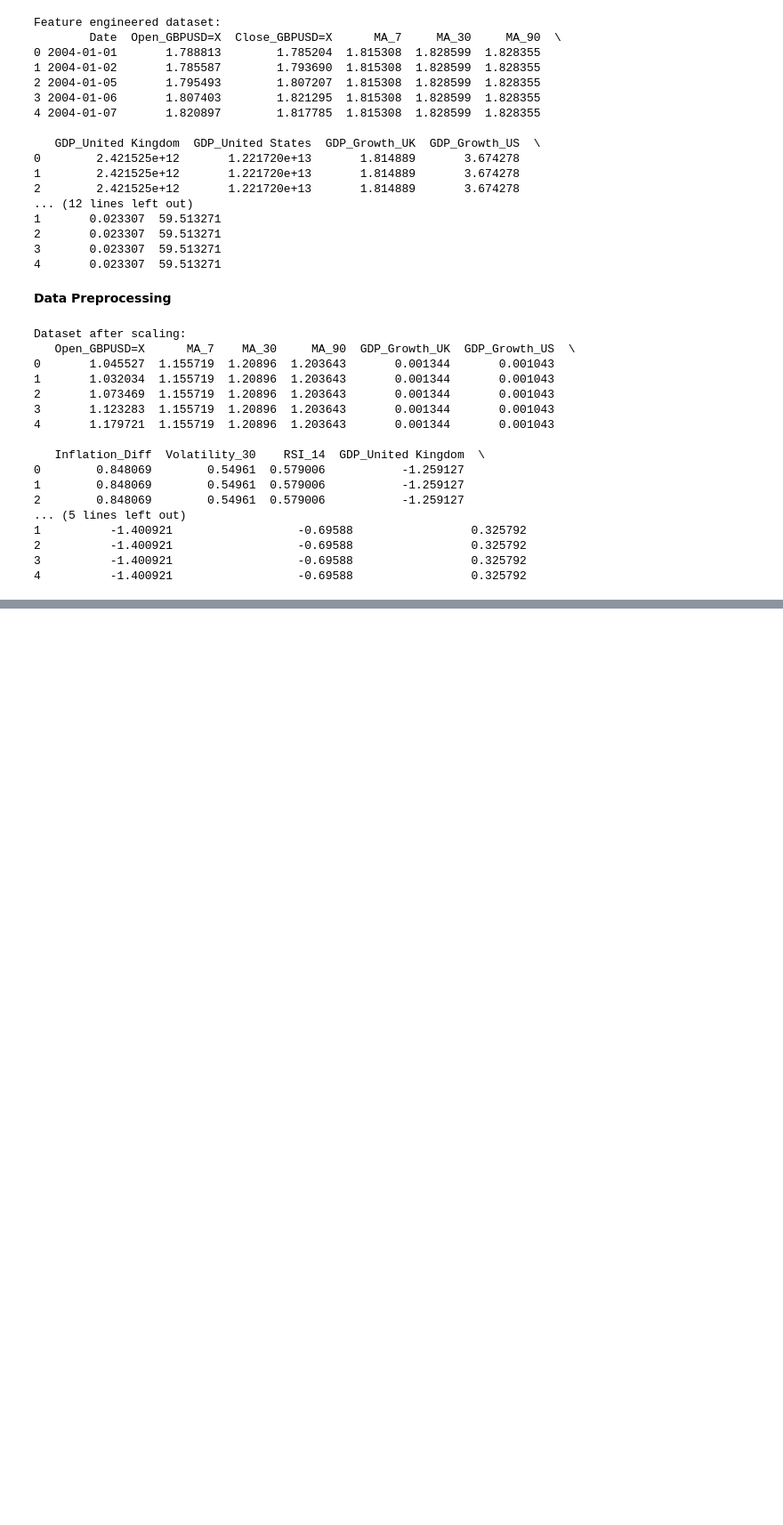
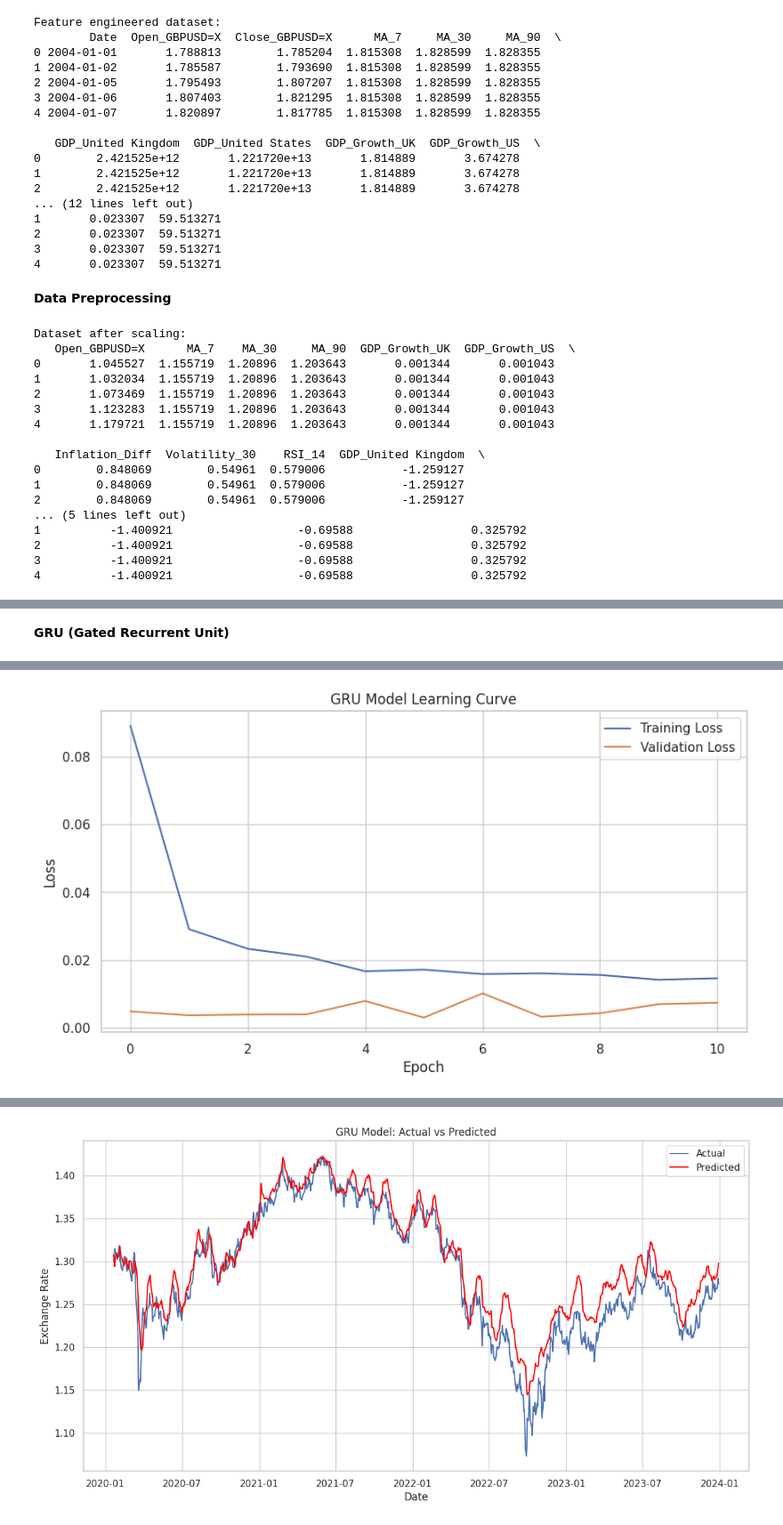
Before and after one commit to FunmilolaAdetuwo/Final-Project, a Jupyter notebook: Advanced_AI_Techniques_for_Predicting_Currency_Exchange_Rates_A_Deep_Learning_Approach.ipynb, the cells around one changed output, grey strips where cells are left out. Shown at 89% size. Saved outputs shown, nothing was run; the diff lists cells and outputs as text; code cells hidden in the pictures; blank space fills up the shorter version.

```diff
--- a/Advanced_AI_Techniques_for_Predicting_Currency_Exchange_Rates_A_Deep_Learning_Approach.ipynb
+++ b/Advanced_AI_Techniques_for_Predicting_Currency_Exchange_Rates_A_Deep_Learning_Approach.ipynb
@@ -475,0 +785,76 @@ Name: Close_GBPUSD=X, dtype: float64
+# %% [markdown]
+**GRU (Gated Recurrent Unit)**
+# %%
+# Set seed for reproducibility
+tf.random.set_seed(42)
+np.random.seed(42)
+
+# Defining the number of timesteps and batch size
+timesteps = 10
+batch_size = 32
+
+# Defining the function
+def create_sequences(X, y, timesteps):
+    Xs, ys = [], []
+    for i in range(len(X) - timesteps):
+        Xs.append(X[i:(i + timesteps)])
+        ys.append(y[i + timesteps])
+    return np.array(Xs), np.array(ys)
+
+
+# Creating the sequences for training and testing
+X_trn_seq_gru, y_trn_seq_gru = create_sequences(X_train, y_trn_scld, timesteps)
+X_tst_seq_gru, y_tst_seq_gru = create_sequences(X_test, y_tst_scld, timesteps)
+
+
+# Define the GRU model
+gru_mdl = Sequential([
+    GRU(units=64, return_sequences=True, input_shape=(X_trn_seq_gru.shape[1], X_trn_seq_gru.shape[2])),
+    Dropout(0.2),
+    GRU(units=32),
+    Dropout(0.2),
+    Dense(1)
+])
+
+# Compiling the model
+gru_mdl.compile(optimizer='adam', loss='mean_squared_error')
+
+# Adding early stopping to prevent overfitting
+ely_stpg = EarlyStopping(monitor='val_loss', patience=5, restore_best_weights=True)
+
+# Training the model
+hstry_gru = gru_mdl.fit(X_trn_seq_gru, y_trn_seq_gru, epochs=30, batch_size=32, validation_split=0.2, verbose=1, callbacks=[ely_stpg])
+
+
+# plotting graph to show the learning curve
+plt.figure(figsize=(10, 5))
+plt.plot(hstry_gru.history['loss'], label='Training Loss')
+plt.plot(hstry_gru.history['val_loss'], label='Validation Loss')
+plt.title('GRU Model Learning Curve')
+plt.xlabel('Epoch')
+plt.ylabel('Loss')
+plt.legend()
+plt.grid(True)
+plt.show()
+
+
+# Predicting on the test data
+y_prd_scld_gru = gru_mdl.predict(X_tst_seq_gru)
+
+y_prd_gru = tgt_sclr.inverse_transform(y_prd_scld_gru)
+y_tst_orgnl_gru = tgt_sclr.inverse_transform(y_tst_seq_gru)
+
+
+# Get correct dates for plotting from the original dataset
+tst_dt_gru = y_test.index[timesteps:]
+
+# Plotting actual vs predicted values
+plt.figure(figsize=(14, 7))
+plt.plot(tst_dt_gru, y_tst_orgnl_gru, label='Actual')
+plt.plot(tst_dt_gru, y_prd_gru, label='Predicted', color='red')
+plt.title('GRU Model: Actual vs Predicted')
+plt.xlabel('Date')
+plt.ylabel('Exchange Rate')
+plt.legend()
+plt.show()
+# %% [output]
@@ -475,0 +878 @@ Name: Close_GBPUSD=X, dtype: float64
+[figure, added]
@@ -475,0 +880 @@ Name: Close_GBPUSD=X, dtype: float64
+[figure, added]
```
Also changed, not shown: parts of 19 cells of this notebook.
